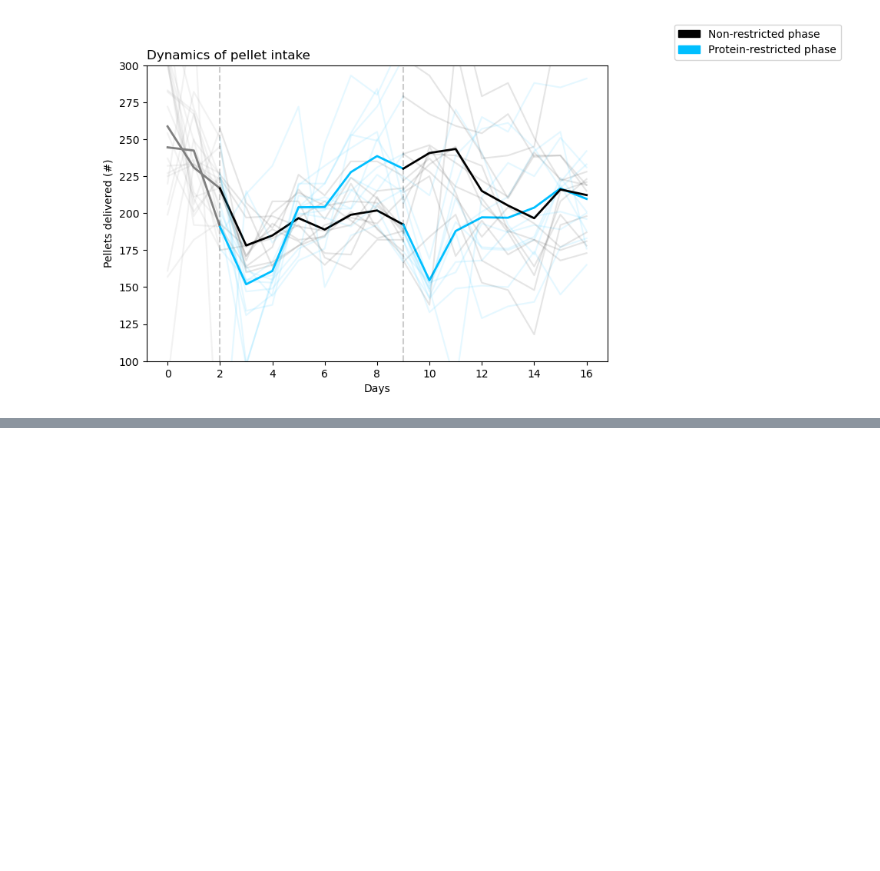
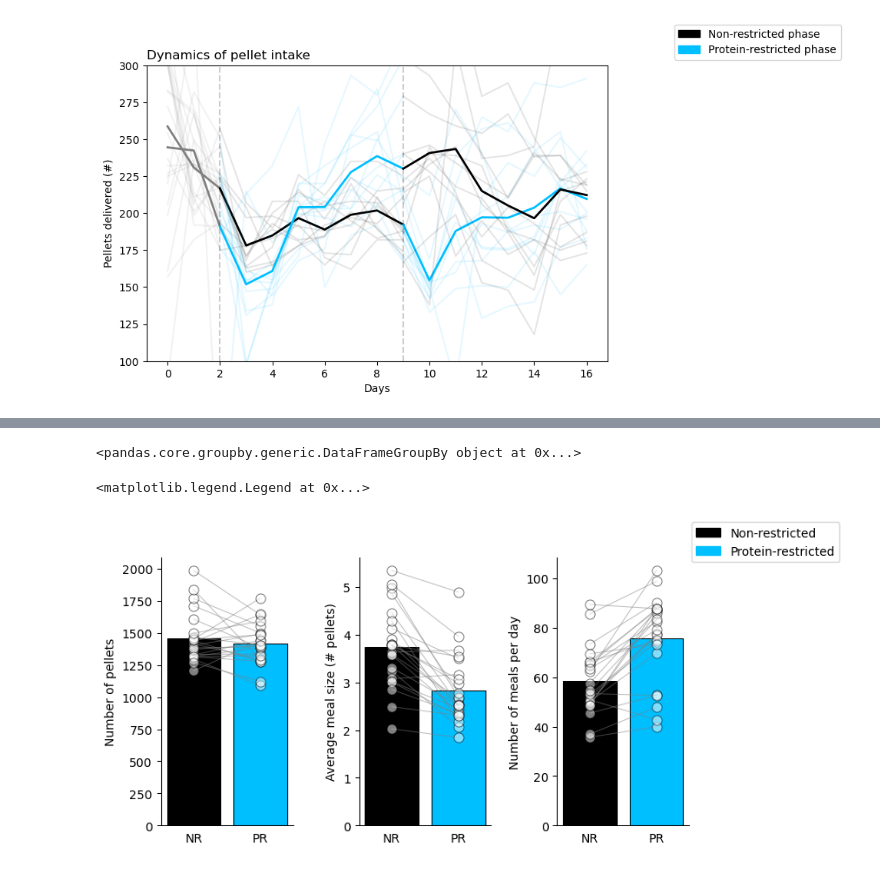
Before and after one commit to Htbibalan/FEDProtein, a Jupyter notebook: notebooks/food_symposium.ipynb, the cells around one changed output, grey strips where cells are left out. Drawn from its saved outputs; the diff is of its cells as text; code cells hidden in the pictures; blank space fills up the shorter version.

```diff
--- a/notebooks/food_symposium.ipynb
+++ b/notebooks/food_symposium.ipynb
@@ -200,0 +230,15 @@ ax.legend(handles=[NR_patch, PR_patch],
+# %%
+# read in metafile and put pellets dataframe in keys of a dict
+METAFILE = "..\\FEDProtein_METAFILE.xls"
+rows, header = tp.metafilereader(METAFILE, sheetname="METAFILE")
+
+ff_dict = {}
+for row in rows:
+    file, mouse, diet, mode, sex, order = row
+    if (mode == "FF") and (diet in ["NR", "PR"]):
+        key = "_".join([mouse, diet])
+        ff_dict[key] = {}
+        ff_dict[key]["mouse"] = mouse
+        ff_dict[key]["diet"] = diet
+        ff_dict[key]["sex"] = sex
+        ff_dict[key]["pellets"] = tweak_fed(pd.read_csv(os.path.join(DATA_FOLDER, file)))
@@ -200,0 +289,39 @@ ax.legend(handles=[NR_patch, PR_patch],
+# %%
+ff.groupby(by=["mouse", "diet"])
+# %% [output]
+<pandas.core.groupby.generic.DataFrameGroupBy object at 0x...>
+# %%
+n_pellets = pd.pivot_table(ff, values="n_pellets", index="mouse", columns="diet")
+meal_size = pd.pivot_table(ff, values="meal_size", index="mouse", columns="diet")
+meal_freq = pd.pivot_table(ff, values="meal_freq", index="mouse", columns="diet")
+# %%
+fed_cols = ["black", "deepskyblue"]
+f, ax = plt.subplots(ncols = 3,
+                     figsize=(9,4),
+                     gridspec_kw={"wspace": 0.5, "right": 0.8})
+
+for axis, vals in zip(ax, [n_pellets, meal_size, meal_freq]):
+    tp.barscatter([vals.NR, vals.PR],
+                  paired=True,
+                  barfacecolor=fed_cols,
+                  barfacecolor_option="individual",
+                  barlabels=["NR", "PR"],
+                  sc_kwargs={"alpha": 0.5},
+                  ax=axis);
+
+ax[0].set_ylabel("Number of pellets")
+ax[1].set_ylabel("Average meal size (# pellets)")
+ax[2].set_ylabel("Number of meals per day")
+
+# legend
+NR_patch = mpatches.Patch(color=fed_cols[0], label='Non-restricted')
+PR_patch = mpatches.Patch(color=fed_cols[1], label='Protein-restricted')
+
+ax[2].legend(handles=[NR_patch, PR_patch],
+             bbox_to_anchor=(1, 1),
+             bbox_transform=f.transFigure)
+
+#f.savefig(fig_folder + "meal_micro.png")
+# %% [output]
+<matplotlib.legend.Legend at 0x...>
+[figure, added]
```
Also changed, not shown: parts of 14 cells of this notebook, 1 other file.
